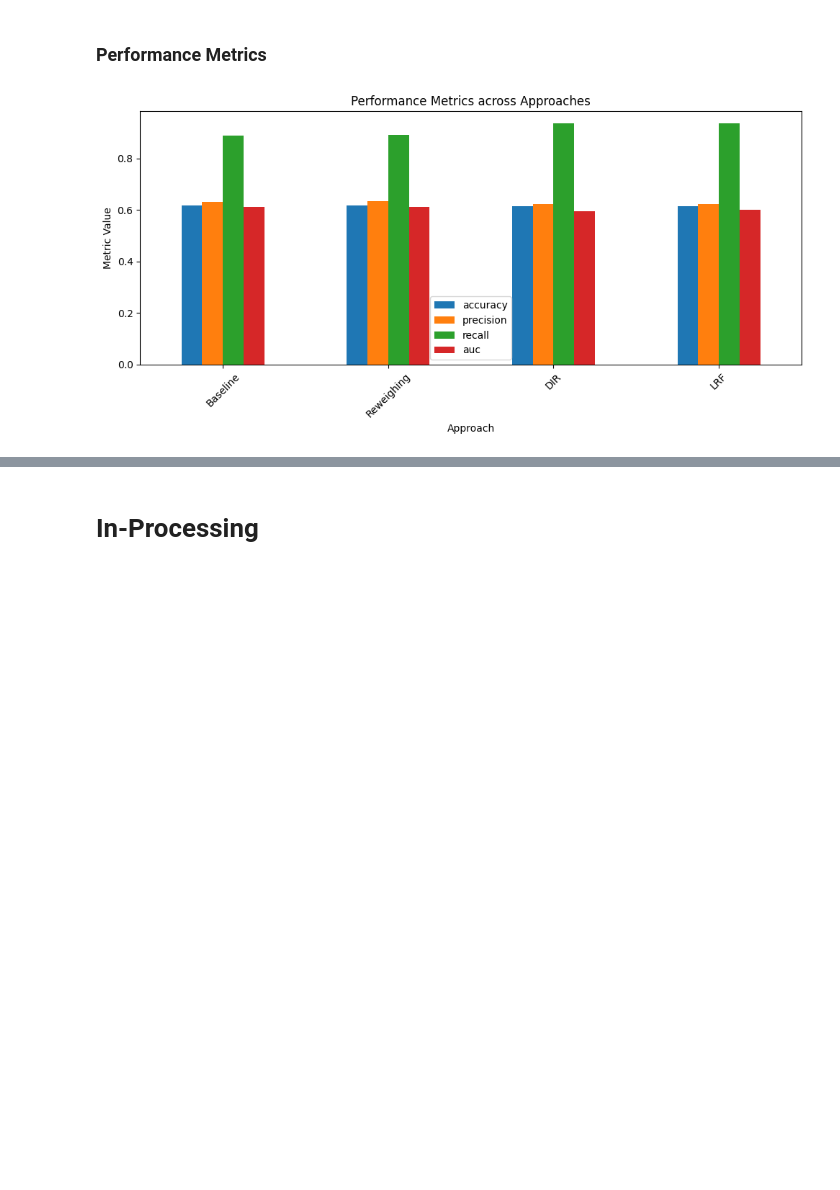
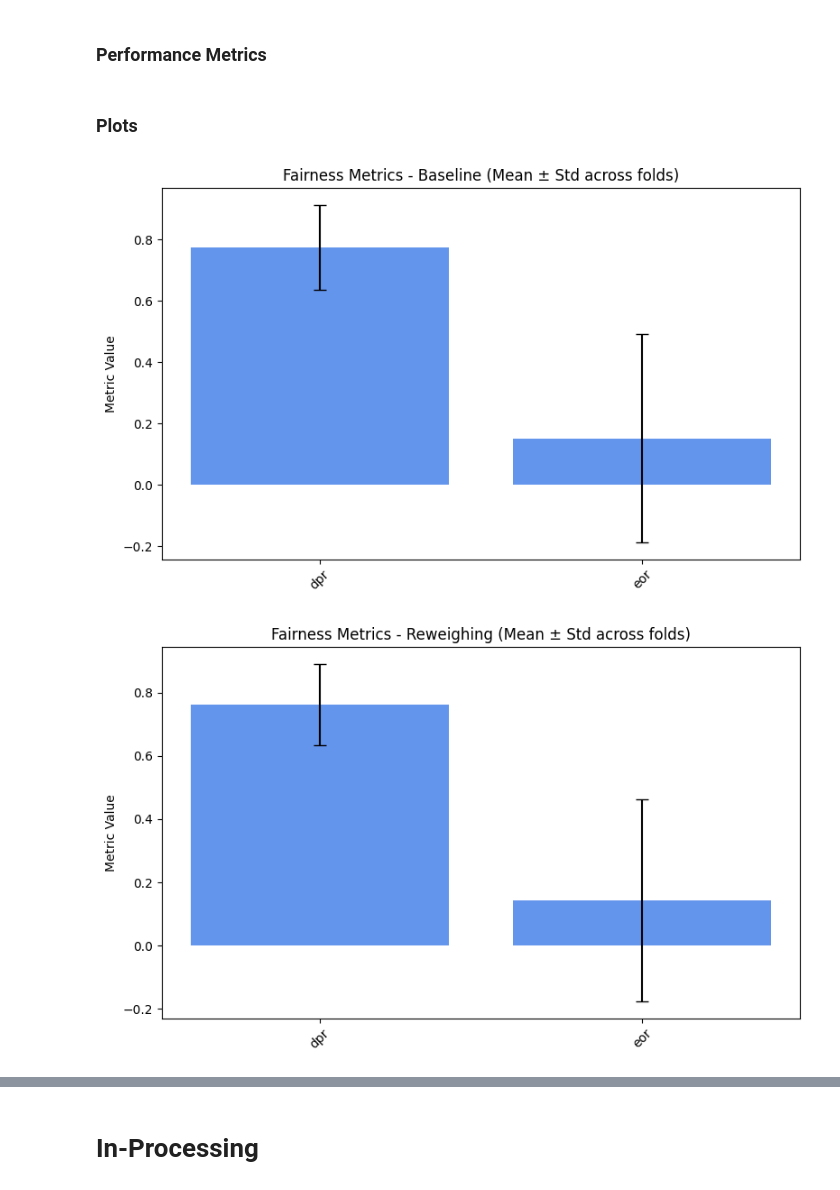
Before and after one commit to kor80/Fair-Candidate-Screening-System, a Jupyter notebook: main.ipynb, the cells around one changed output, grey strips where cells are left out. Cells and saved outputs as stored; diff of their text form; code cells hidden in the pictures; blank space fills up the shorter version.

```diff
--- a/main.ipynb
+++ b/main.ipynb
@@ -1064,28 +1067,33 @@ plt.show()
 # %% [markdown]
 ### Performance Metrics
 # %%
-mean_performance_metrics = {}
+mean_std_performance_metrics = {}
+
 for approach in performance_metrics:
-    # All folds for this approach
     metrics_list = performance_metrics[approach]
-    # Average over folds for each metric key
-    aggregated = {
-        metric: np.mean([fold_metrics[metric] for fold_metrics in metrics_list])
-        for metric in metrics_list[0].keys()
+    df = pd.DataFrame(metrics_list)
+    means = df.mean()
+    stds = df.std()
+    mean_std_performance_metrics[approach] = {
+        'mean': means.to_dict(),
+        'std': stds.to_dict()
     }
-    mean_performance_metrics[approach] = aggregated
-
-perf_df = pd.DataFrame([
-    dict(Approach=ap, **mean_performance_metrics[ap])
-    for ap in mean_performance_metrics
-])
-
-plt.figure(figsize=(10, 5))
-perf_df.set_index('Approach').plot(kind='bar', ax=plt.gca())
-plt.title("Performance Metrics across Approaches")
-plt.ylabel("Metric Value")
-plt.xticks(rotation=45)
-plt.tight_layout()
-plt.show()
-# %% [output]
-[figure, removed]
+# %% [markdown]
+### Plots
+# %%
+for approach in ["Baseline"] + preprocess_approaches:
+    means = mean_std_fairness_metrics[approach]["mean"]
+    stds = mean_std_fairness_metrics[approach]["std"]
+
+    metrics = ["dpr", "eor"]
+
+    plt.figure(figsize=(8,5))
+    plt.bar(metrics, [means[m] for m in metrics], yerr=[stds[m] for m in metrics], capsize=5, color='cornflowerblue')
+    plt.title(f"Fairness Metrics - {approach} (Mean ± Std across folds)")
+    plt.ylabel("Metric Value")
+    plt.xticks(rotation=45)
+    plt.tight_layout()
+    plt.show()
+# %% [output]
+[figure, added]
+[figure, added]
```
Also changed, not shown: parts of 18 cells of this notebook.
